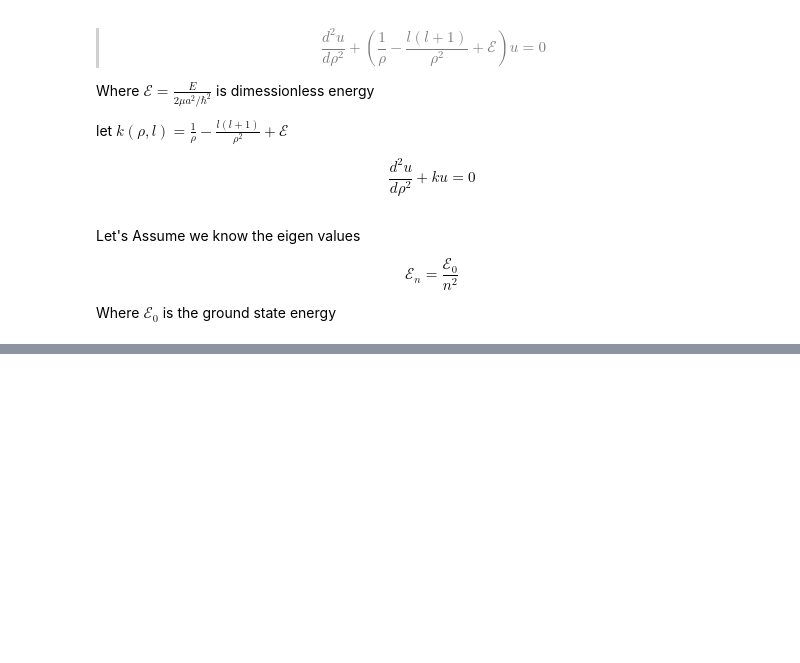
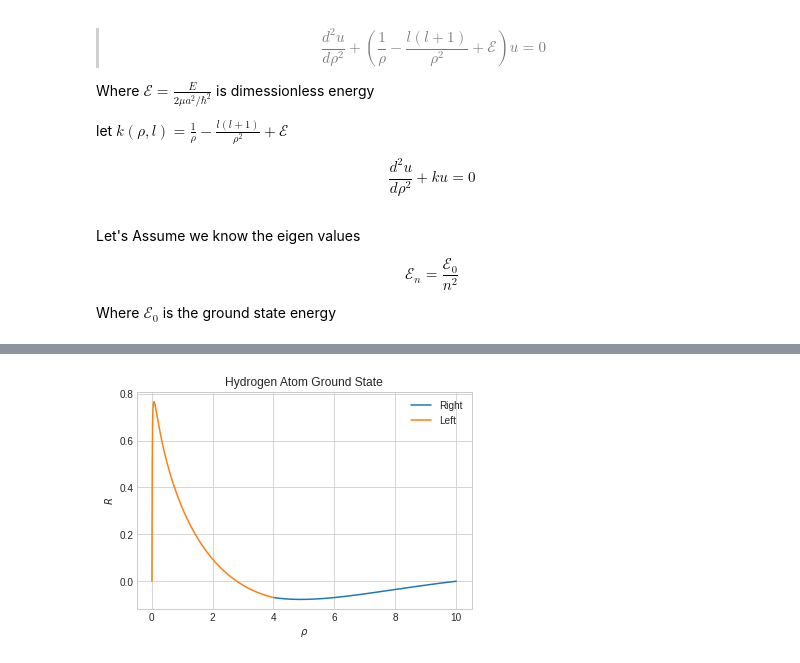
Before and after one commit to iashyam/Computation-QM, a Jupyter notebook: Numerov's_method.ipynb, the cells around one changed output, grey strips where cells are left out. Cells and saved outputs as stored; diff of their text form; code cells hidden in the pictures; blank space fills up the shorter version.

```diff
--- a/Numerov's_method.ipynb
+++ b/Numerov's_method.ipynb
@@ -391,0 +400,46 @@ Text(0.5, 0, '$\\rho$')
+# %%
+e = e0
+l = 0
+ke0 = kw(l,e)
+tp = bisection(ke0,0.01,change_sign(ke0,0.01))
+# %%
+def R(e,l,space):
+
+    #definging the space
+    rho0 = space[0]
+    rho_f = space[1]
+    h = 0.01
+
+    if rho0>rho_f:
+        h = -h
+
+    rhos = np.arange(rho0,rho_f,h)
+    # print(rhos)
+    N = len(rhos) #number of steps
+    ks  = np.array([k(i,e,l) for i in rhos])
+
+    us = np.zeros(N)
+    us[0] = 0
+    us[1] = 0.01
+
+    # print(ks)
+
+    for n in range(1,N-1):
+        us[n+1] = (1/(1+h**2*ks[n+1]/12))*(2*us[n]*(1-5*h**2*ks[n]/12)-us[n-1]*(1+h**2*ks[n-1]/12))
+
+    return rhos, us/rhos
+# %%
+rho_left, phi_left = R(e,l,(0.01,tp))
+rho_right,phi_right = R(e,l,(10,tp))
+
+#forced match
+phi_right = phi_right*phi_left[-1]/phi_right[-1]
+
+plt.plot(rho_right,phi_right,label='Right')
+plt.plot(rho_left,phi_left,label='Left')
+plt.xlabel(r'$\rho$')
+plt.ylabel(r'$R$')
+plt.legend();
+plt.title('Hydrogen Atom Ground State');
+# %% [output]
+[figure, added]
```
Also changed, not shown: parts of 9 cells of this notebook.
